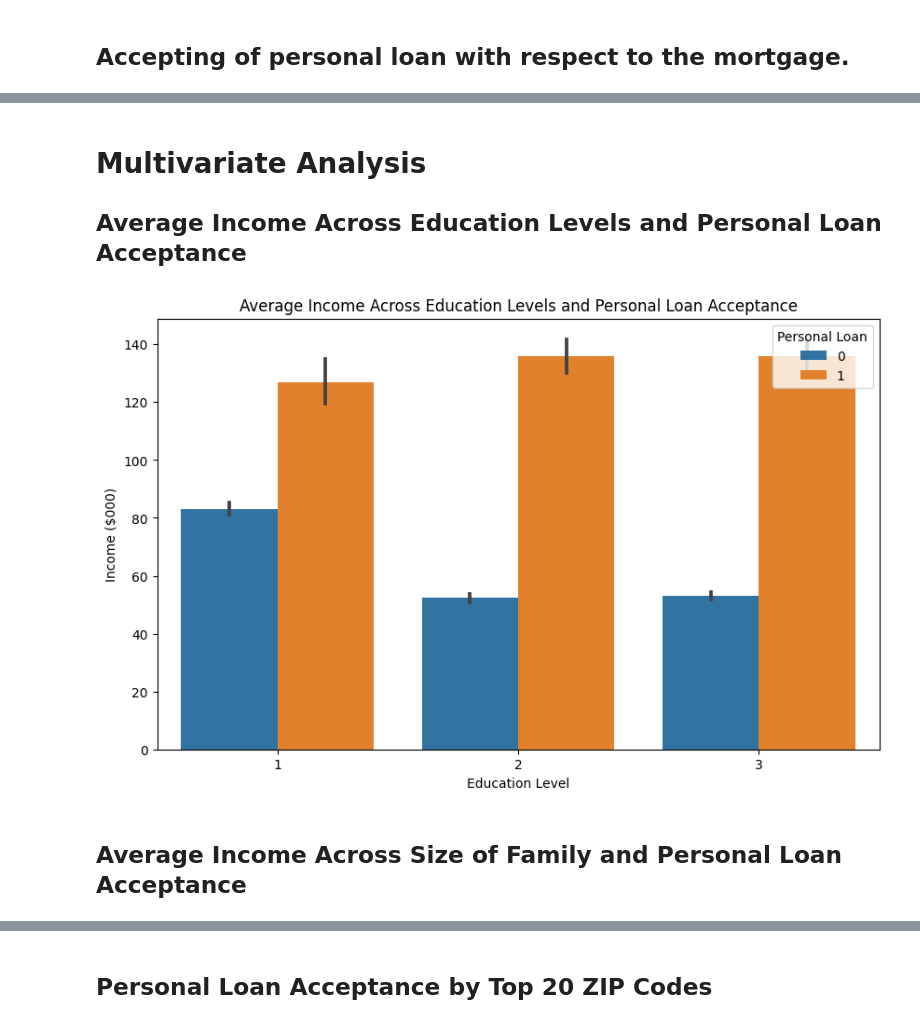
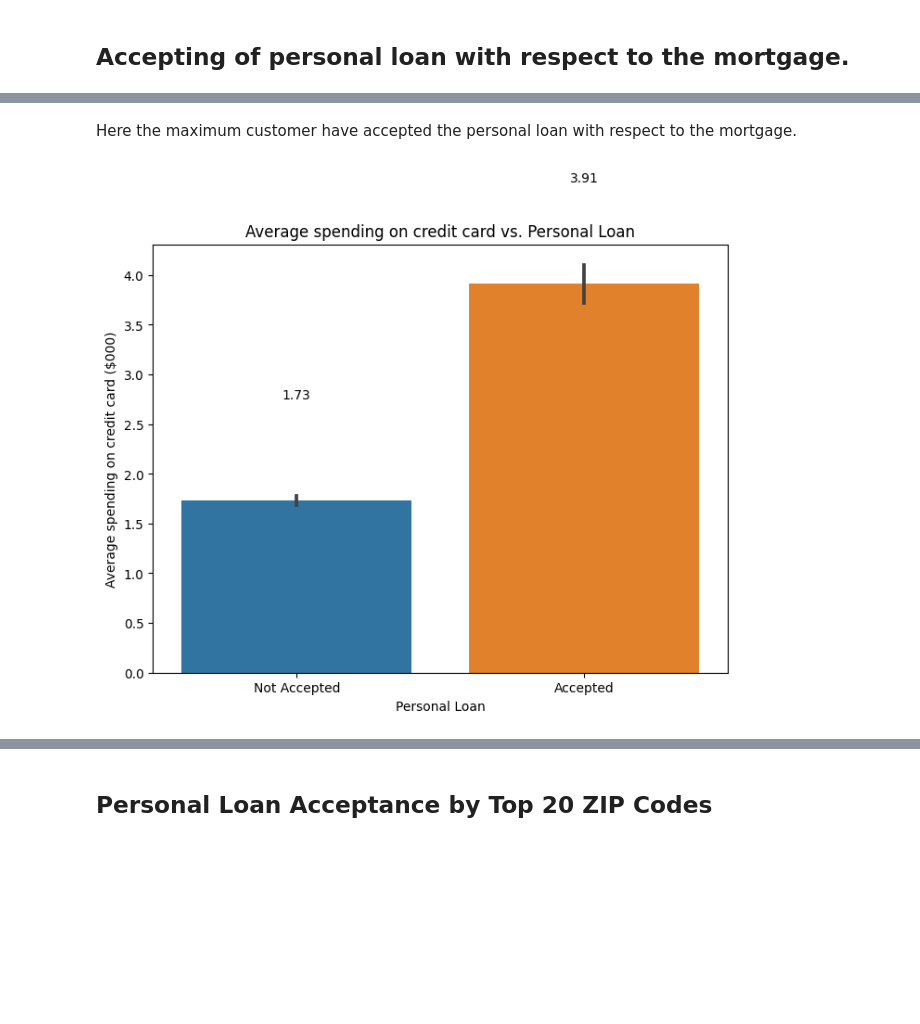
Before and after one commit to treeleafrnd/Data-Science, a Jupyter notebook: bank_loan.ipynb, the cells around one changed output, grey strips where cells are left out. Cells and saved outputs as stored; diff of their text form; code cells hidden in the pictures; blank space fills up the shorter version.

Commit message:
Data analysis of bank loan dataset

```diff
--- a/bank_loan.ipynb
+++ b/bank_loan.ipynb
@@ -69,7 +65,0 @@ The null values present in the columns are handled using mean for income and mod
-# %%
-df['Income'].fillna(df['Income'].mean(), inplace=True)
-# %%
-df['Gender'].fillna(df['Gender'].mode()[0], inplace=True)
-df['Home Ownership'].fillna(df['Home Ownership'].mode()[0], inplace=True)
-df['Personal Loan'].fillna(df['Personal Loan'].mode()[0], inplace=True)
-df['Online'].fillna(df['Online'].mode()[0], inplace=True)
@@ -78,2 +87,2 @@ df['Online'].fillna(df['Online'].mode()[0], inplace=True)
 # %%
-df['Home Ownership'].value_counts()
+df = df.drop(['Gender', 'Home Ownership'], axis=1)
@@ -148,3 +130,0 @@ memory usage: 625.0+ KB
-# %%
-df['Personal Loan']=df['Personal Loan'].astype(int)
-df['Online']=df['Online'].astype(int)
@@ -559,16 +657,14 @@ plt.show()
-# %% [markdown]
-# Multivariate Analysis
-
-## Average Income Across Education Levels and Personal Loan Acceptance
+# %% [markdown]
+Here the maximum customer have accepted the personal loan with respect to the mortgage.
 # %%
-plt.figure(figsize=(10, 6))
-sns.barplot(x='Education', y='Income', hue='Personal Loan', data=df)
-plt.xlabel('Education Level')
-plt.ylabel('Income ($000)')
-plt.title('Average Income Across Education Levels and Personal Loan Acceptance')
-plt.legend(title='Personal Loan', loc='upper right')
+plt.figure(figsize=(8, 6))
+sns.barplot(x='Personal Loan', y='CCAvg', data=df)
+plt.xlabel('Personal Loan')
+plt.ylabel('Average spending on credit card ($000)')
+plt.title('Average spending on credit card vs. Personal Loan')
+plt.xticks([0, 1], ['Not Accepted', 'Accepted'])
+for index, value in enumerate(df.groupby('Personal Loan')['CCAvg'].mean().round(2)):
+    plt.text(index, value + 1, str(value), ha='center', va='bottom')
 plt.show()
 # %% [output]
-[figure, old version]
+[figure, new version]
-# %% [markdown]
-## Average Income Across Size of Family and Personal Loan Acceptance
```
Also changed, not shown: parts of 182 cells of this notebook.
